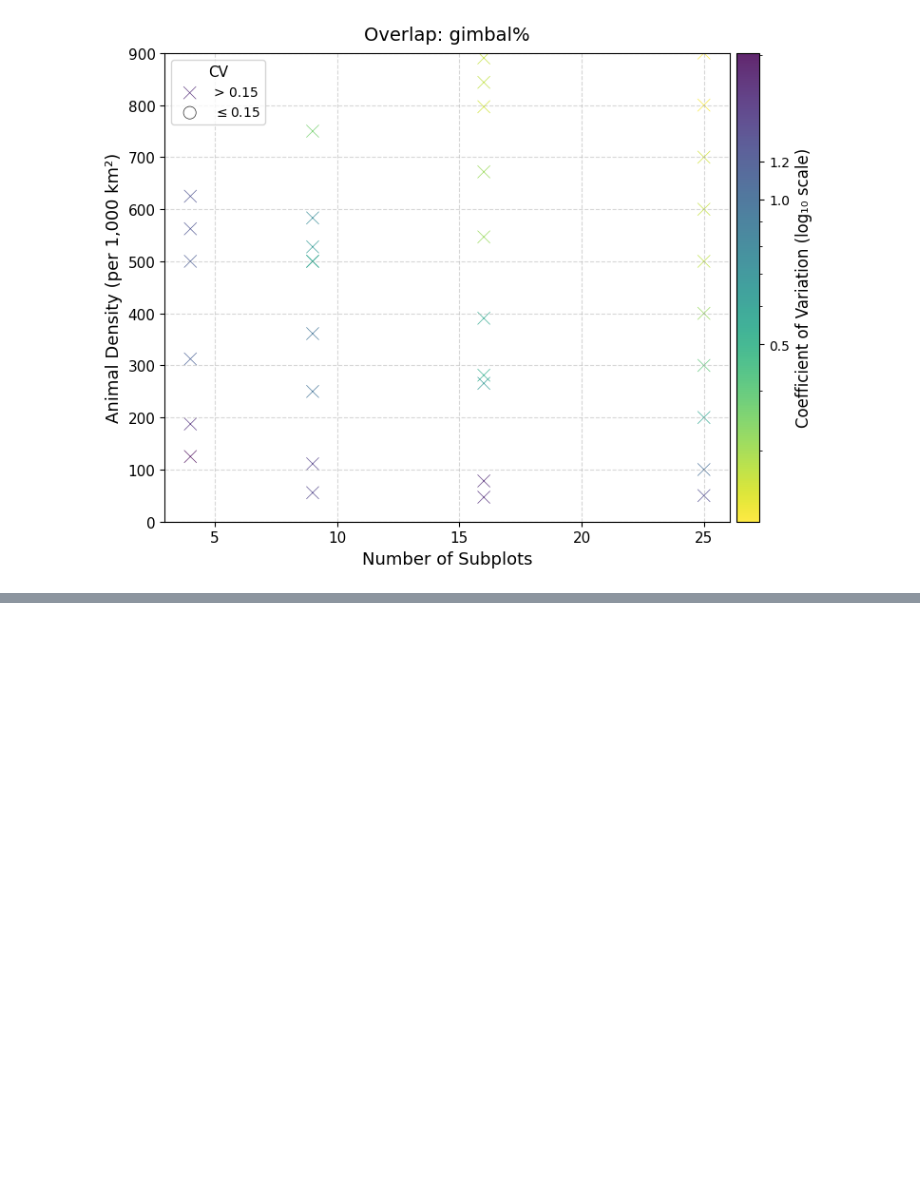
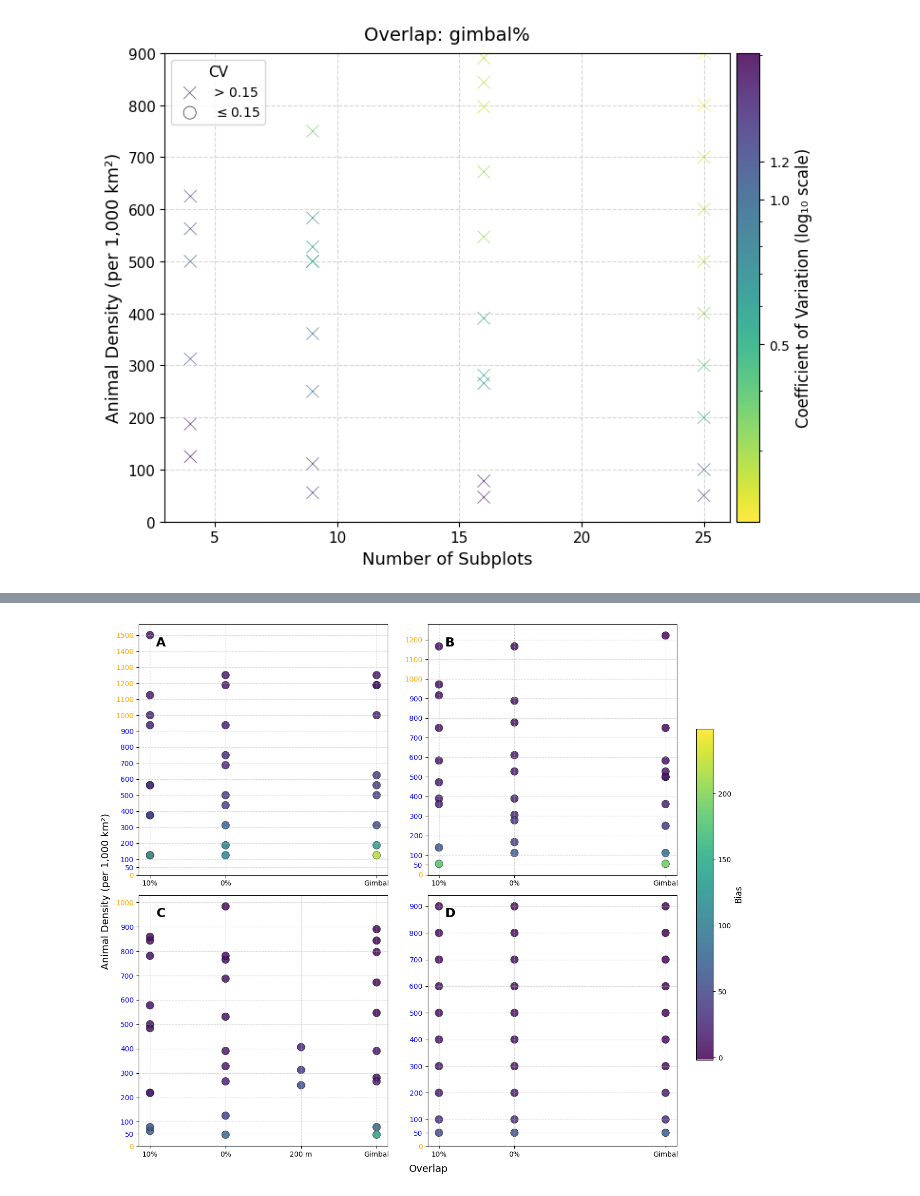
Before and after one commit to hambrecht/DroneSurveySimulator, a Jupyter notebook: Scripts/visualisation/vis_quadcopterFesability.ipynb, the cells around one changed output, grey strips where cells are left out. Cells and saved outputs as stored; diff of their text form; code cells hidden in the pictures; blank space fills up the shorter version.

```diff
--- a/Scripts/visualisation/vis_quadcopterFesability.ipynb
+++ b/Scripts/visualisation/vis_quadcopterFesability.ipynb
@@ -284,0 +244,86 @@ plt.show()
+# %%
+
+# Sort and extract unique subplot categories
+sorted_data = data.sort_values(by='NSubplots')
+unique_nsubplots = sorted_data['NSubplots'].unique()[:4]  # First 4 for 2x2 layout
+
+# Label mapping for x-axis
+label_mapping = {
+    1: '65%',
+    2: '10%',
+    3: '0%',
+    4: '200 m',
+    5: 'Gimbal'
+}
+
+# Setup figure and subplots
+fig, axs = plt.subplots(2, 2, figsize=(14, 12))
+axs = axs.flatten()
+
+# Colormap and color normalization
+cmap = plt.get_cmap('viridis')
+norm = mpl.colors.Normalize(
+    vmin=sorted_data['Percent_Bias'].min(),
+    vmax=sorted_data['Percent_Bias'].max()
+)
+
+subplot_labels = ['A', 'B', 'C', 'D']
+blue_ticks = [50, 100, 200, 300, 400, 500, 600, 700, 800, 900]
+
+for i, nsub in enumerate(unique_nsubplots):
+    ax = axs[i]
+    subset = sorted_data[sorted_data['NSubplots'] == nsub]
+
+    sc = ax.scatter(
+        subset['Overlap_cat'],
+        subset['trueDensity'],
+        c=subset['Percent_Bias'],
+        cmap=cmap,
+        norm=norm,
+        marker='o',
+        s=120,
+        alpha=0.85,
+        edgecolor='k',
+        linewidth=0.5
+    )
+
+    ax.grid(True, linestyle='--', alpha=0.5)
+    ax.tick_params(axis='both', which='major', labelsize=10)
+
+    unique_overlap_cats = subset['Overlap_cat'].unique()
+    ax.set_xticks(unique_overlap_cats)
+    ax.set_xticklabels([label_mapping[cat] for cat in unique_overlap_cats])
+
+    # Adjust y-axis ticks
+    y_min, y_max = ax.get_ylim()
+    all_ticks = sorted(set(blue_ticks + list(range(0, int(y_max) + 1, 100))))
+    ax.set_yticks(all_ticks)
+
+    # Color y-axis tick labels
+    for tick in ax.get_yticklabels():
+        try:
+            tick_value = int(tick.get_text())
+            tick.set_color('blue' if tick_value in blue_ticks else 'orange')
+        except ValueError:
+            tick.set_color('orange')
+
+    # Add subplot label
+    ax.text(0.07, 0.95, subplot_labels[i], transform=ax.transAxes,
+            fontsize=18, fontweight='bold', va='top', ha='left')
+
+# Shared axis labels
+fig.text(0.5, 0.04, 'Overlap', ha='center', fontsize=14)
+fig.text(0.04, 0.5, 'Animal Density (per 1,000 km²)', va='center', rotation='vertical', fontsize=14)
+
+# Shared colorbar for Bias
+cbar = fig.colorbar(sc, ax=axs, orientation='vertical', pad=0.1, fraction=0.03)
+cbar.set_label('Bias', fontsize=12)
+cbar.ax.tick_params(labelsize=10)
+cbar.ax.yaxis.set_major_formatter(ticker.ScalarFormatter())
+cbar.ax.yaxis.set_minor_formatter(ticker.NullFormatter())
+
+plt.tight_layout(rect=[0.05, 0.05, 0.86, 0.95])
+plt.savefig(os.path.join('..', '..', 'Output', 'Plots', 'quadcopterFeasability_plot_2D_Bias_combined.png'), dpi=300)
+plt.show()
+# %% [output]
+[figure, added]
```
Also changed, not shown: parts of 8 cells of this notebook, 40 other files.
